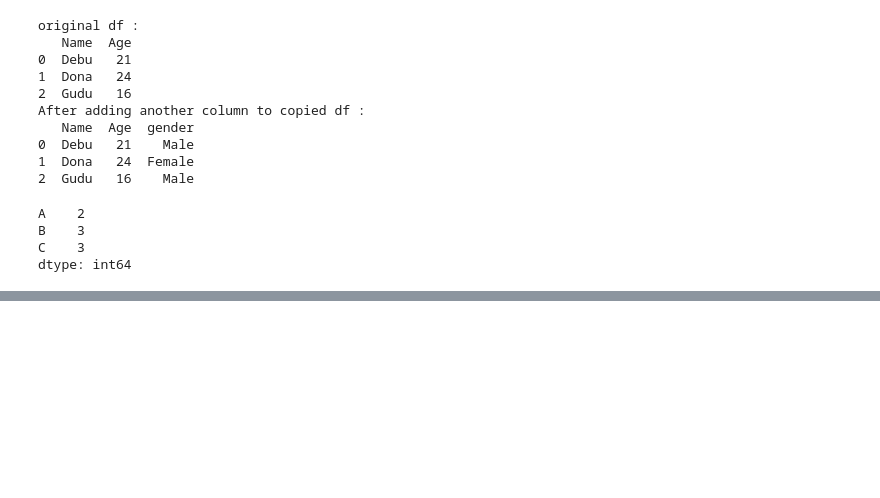
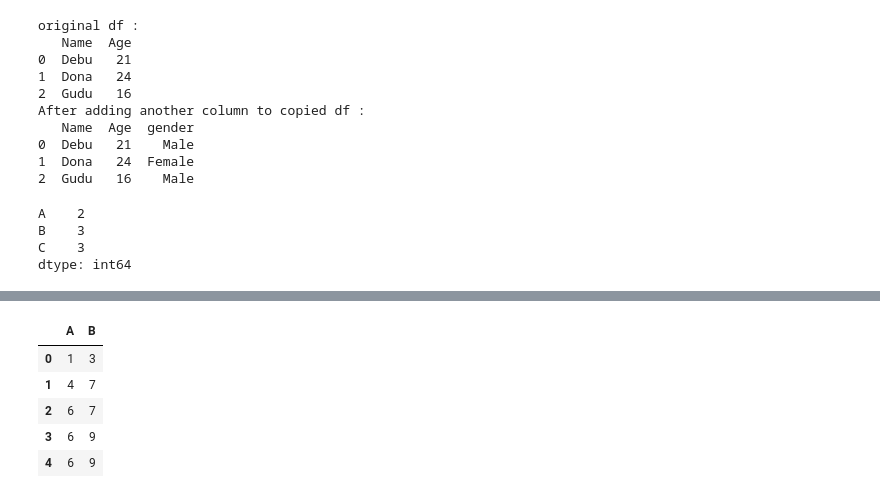
Before and after one commit to debasishnayak12/dailly-code--activitty, a Jupyter notebook: pandas_practice.ipynb, the cells around one changed output, grey strips where cells are left out. Cells and saved outputs as stored; diff of their text form; code cells hidden in the pictures; blank space fills up the shorter version.

```diff
--- a/pandas_practice.ipynb
+++ b/pandas_practice.ipynb
@@ -295,0 +339,13 @@ dtype: int64
+# %%
+#Using df.cummax
+data={'A':[1,4,6,4,2],
+     'B':[3,7,2,9,8]}
+df=pd.DataFrame(data)
+df.cummax()
+# %% [output]
+|  | A | B |
+| 0 | 1 | 3 |
+| 1 | 4 | 7 |
+| 2 | 6 | 7 |
+| 3 | 6 | 9 |
+| 4 | 6 | 9 |
```
Also changed, not shown: parts of 19 cells of this notebook.
